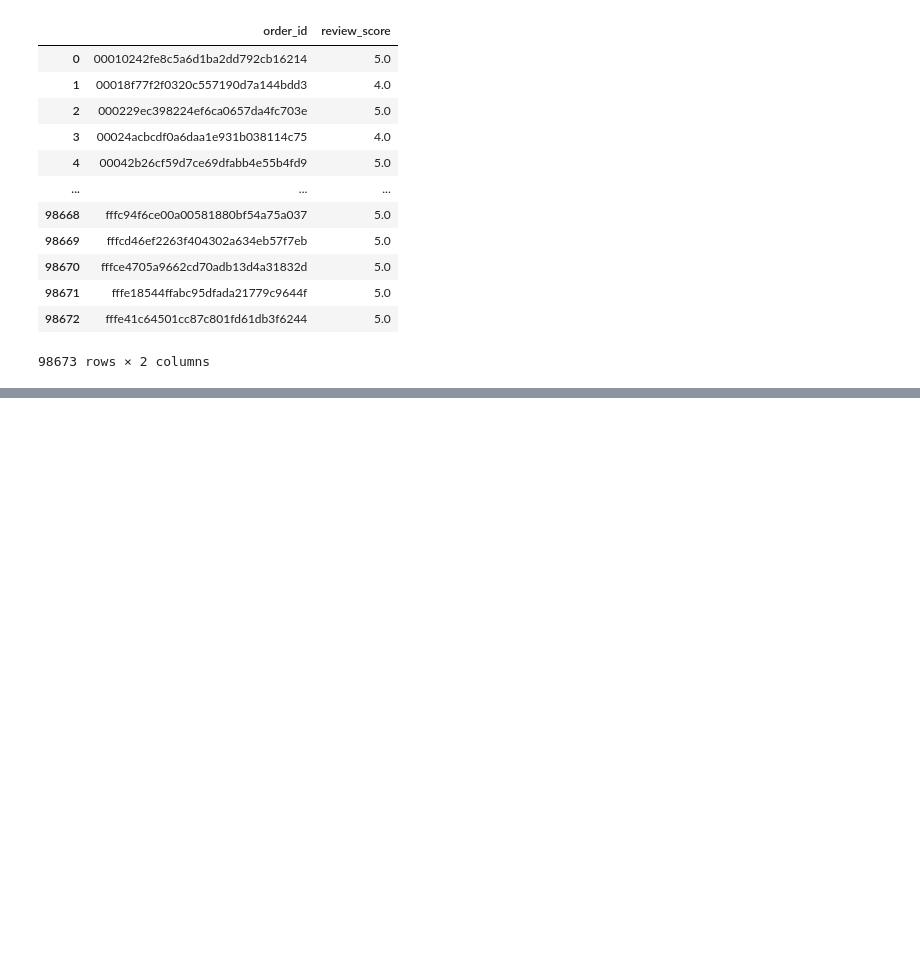
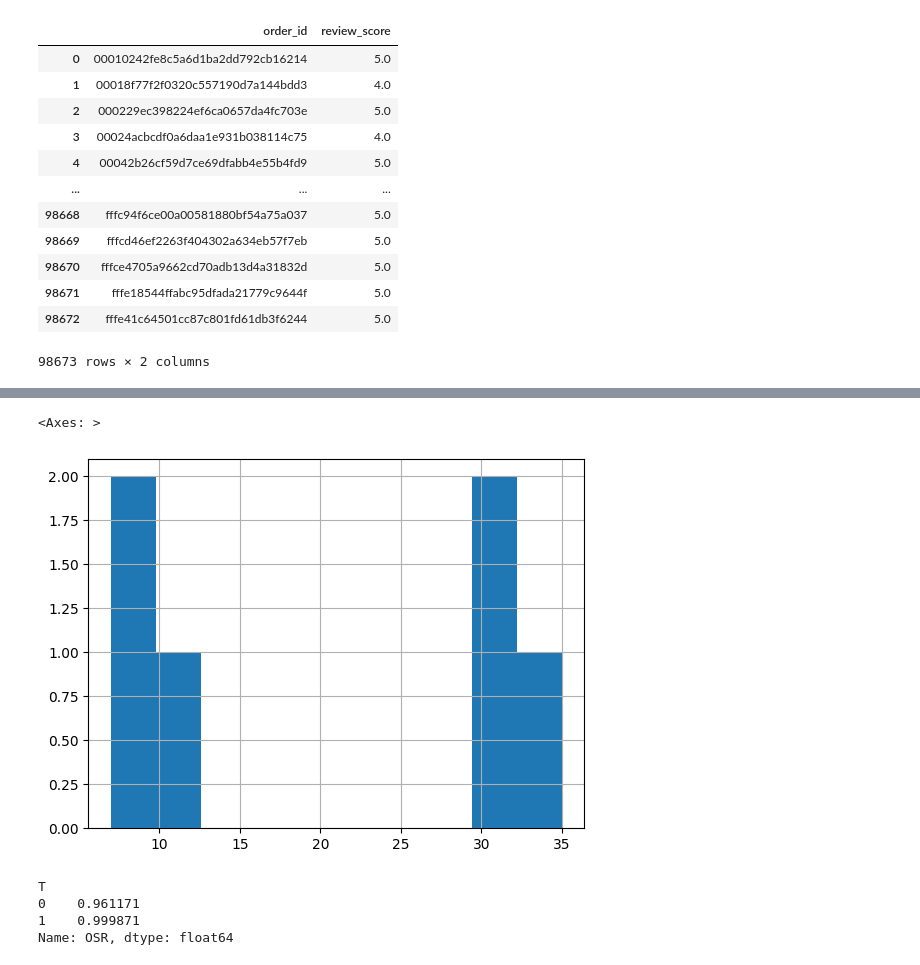
Before and after one commit to mazzacolussi/TCC-CEDS-CAUSAL-AI, a Jupyter notebook: notebooks/data_analysis/EDA.ipynb, the cells around one changed output, grey strips where cells are left out. Cells and saved outputs as stored; diff of their text form; code cells hidden in the pictures; blank space fills up the shorter version.

```diff
--- a/notebooks/data_analysis/EDA.ipynb
+++ b/notebooks/data_analysis/EDA.ipynb
@@ -691,0 +774,5 @@ df_reviews
+# %%
+df[df['OSR'] == 0].delivery_time_days.hist()
+# %% [output]
+<Axes: >
+[figure, added]
@@ -691,0 +781,7 @@ df_reviews
+# %%
+df.groupby("T")["OSR"].mean()
+# %% [output]
+T
+0    0.961171
+1    0.999871
+Name: OSR, dtype: float64
```
Also changed, not shown: parts of 28 cells of this notebook, 4 other files.
